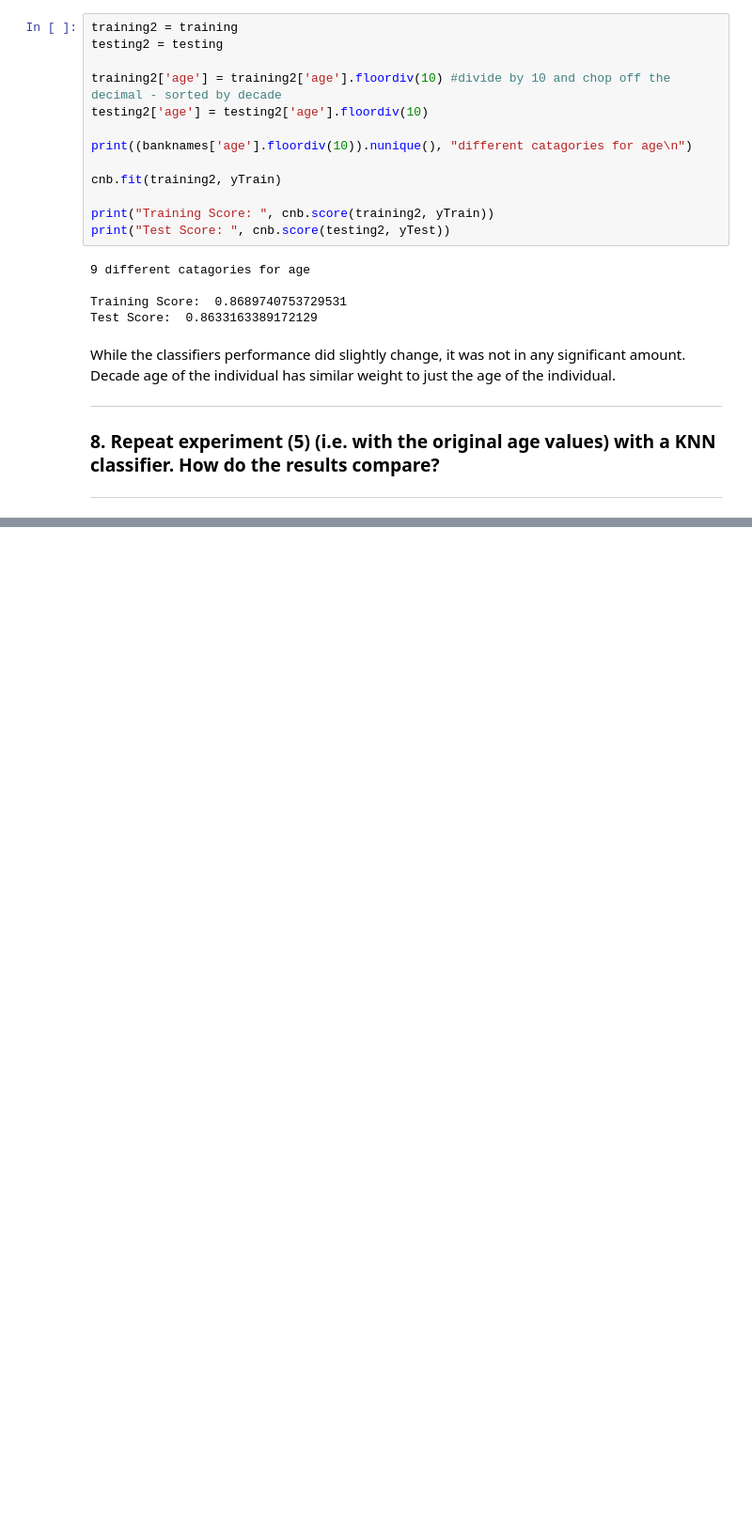
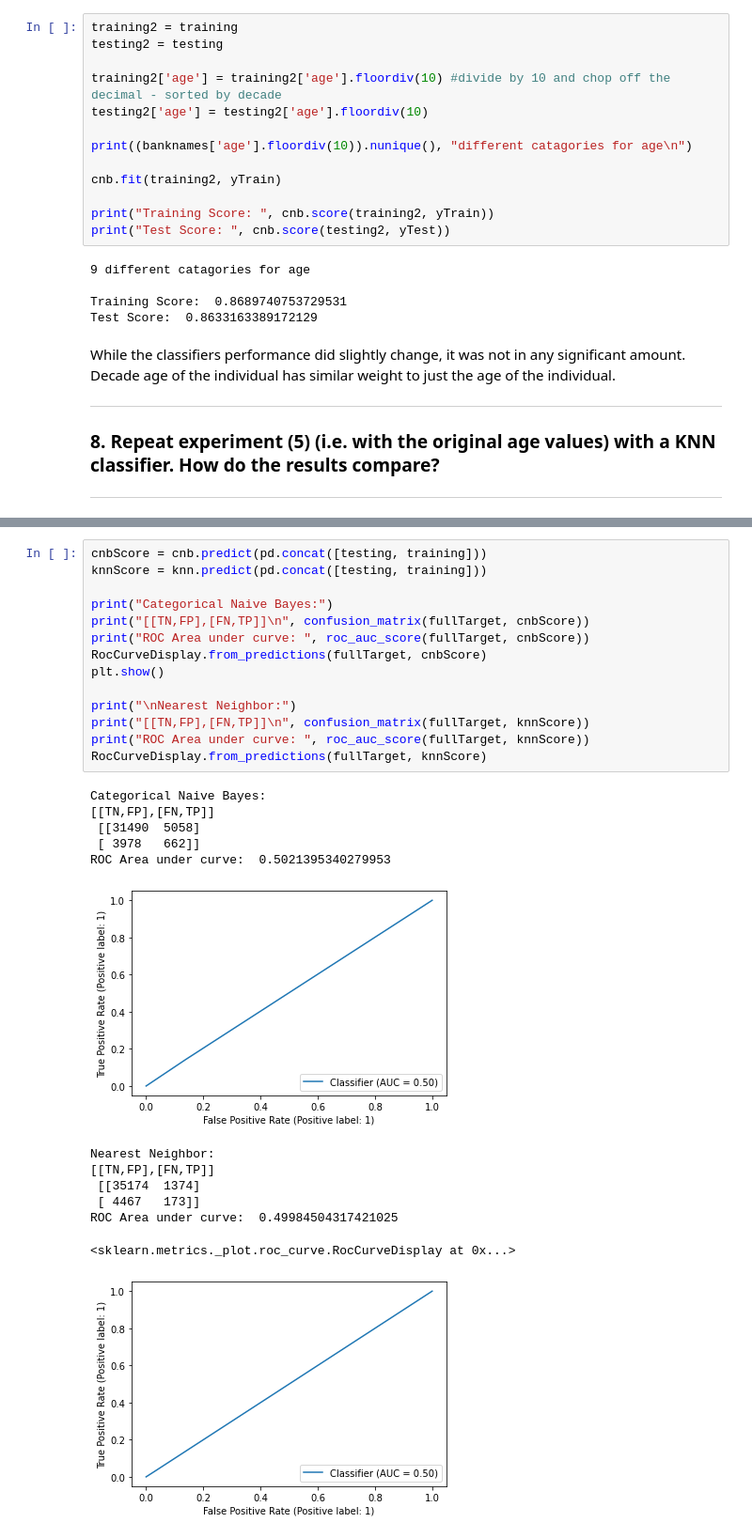
Before and after one commit to TCWilder/483ML_Exploration, a Jupyter notebook: Project3.ipynb, the cells around one changed output, grey strips where cells are left out. Shown at 94% size. Drawn from its saved outputs; the diff is of its cells as text; blank space fills up the shorter version.

```diff
--- a/Project3.ipynb
+++ b/Project3.ipynb
@@ -141,0 +199,28 @@ While the classifiers performance did slightly change, it was not in any signifi
+# %%
+cnbScore = cnb.predict(pd.concat([testing, training]))
+knnScore = knn.predict(pd.concat([testing, training]))
+
+print("Categorical Naive Bayes:")
+print("[[TN,FP],[FN,TP]]\n", confusion_matrix(fullTarget, cnbScore))
+print("ROC Area under curve: ", roc_auc_score(fullTarget, cnbScore))
+RocCurveDisplay.from_predictions(fullTarget, cnbScore)
+plt.show()
+
+print("\nNearest Neighbor:")
+print("[[TN,FP],[FN,TP]]\n", confusion_matrix(fullTarget, knnScore))
+print("ROC Area under curve: ", roc_auc_score(fullTarget, knnScore))
+RocCurveDisplay.from_predictions(fullTarget, knnScore)
+# %% [output]
+Categorical Naive Bayes:
+[[TN,FP],[FN,TP]]
+ [[31490  5058]
+ [ 3978   662]]
+ROC Area under curve:  0.5021395340279953
+[figure, added]
+Nearest Neighbor:
+[[TN,FP],[FN,TP]]
+ [[35174  1374]
+ [ 4467   173]]
+ROC Area under curve:  0.49984504317421025
+<sklearn.metrics._plot.roc_curve.RocCurveDisplay at 0x...>
+[figure, added]
```
Also changed, not shown: parts of 8 cells of this notebook.
